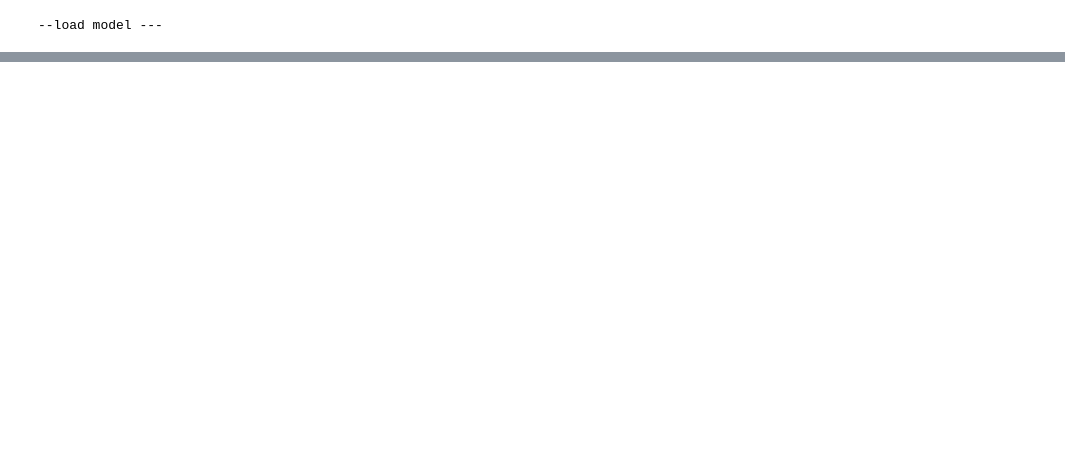
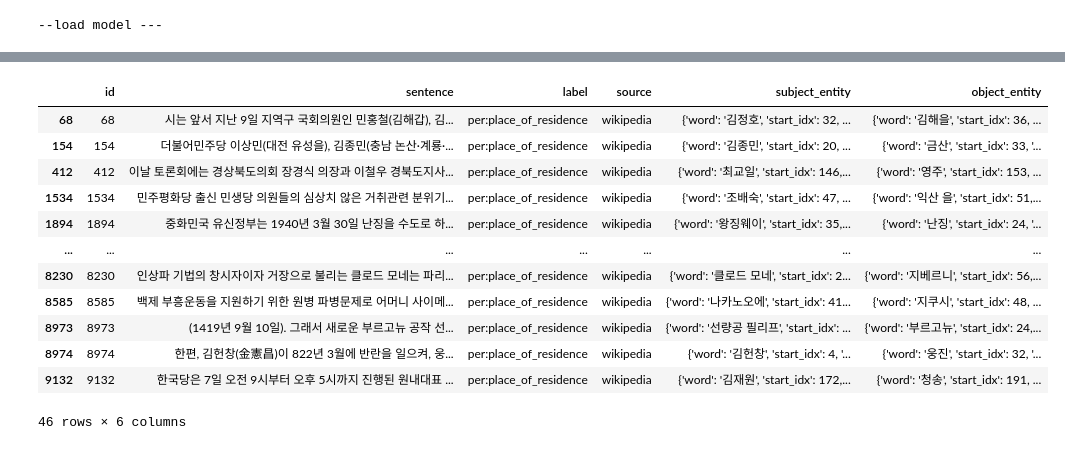
Before and after one commit to boostcampaitech4lv23nlp2/level2_klue_nlp-level2-nlp-11, a Jupyter notebook: notebook/pororo ner.ipynb, the cells around one changed output, grey strips where cells are left out. Saved outputs shown, nothing was run; the diff lists cells and outputs as text; code cells hidden in the pictures; blank space fills up the shorter version.

```diff
--- a/notebook/pororo ner.ipynb
+++ b/notebook/pororo ner.ipynb
@@ -293,0 +351,2 @@ for idx, item  in output_mask1[:].iterrows() :
+# %%
+output_mask2[["subj_start_idx", "subj_end_idx", "obj_start_idx", "obj_end_idx"]] = output_mask2.apply(lambda x: pd.Series(assign_index(x)), axis=1)
@@ -293,0 +359,2 @@ for idx, item  in output_mask1[:].iterrows() :
+# %%
+output_mask2[['subj_type' , 'obj_type', 'source']] = ['PER' , 'LOC' , 'wikipedia']
@@ -293,0 +377,5 @@ for idx, item  in output_mask1[:].iterrows() :
+# %%
+output_mask2["subject_entity"] = output_mask2.apply(
+    lambda x:"{" + f"'word': '{x.sub_word}', 'start_idx': {x.subj_start_idx}, 'end_ids': {x.subj_end_idx}, 'type': '{x.subj_type}'" + "}", axis=1)
+output_mask2["object_entity"] = output_mask2.apply(
+    lambda x:"{" + f"'word': '{x.obj_word}', 'start_idx': {x.obj_start_idx}, 'end_ids': {x.obj_end_idx}, 'type': '{x.obj_type}'" + "}", axis=1)
@@ -294 +402,21 @@ for idx, item  in output_mask1[:].iterrows() :
+# %%
+#pred_label	probs	max_prob
+output_mask2 = output_mask2.drop(["subj_start_idx", "subj_end_idx", "subj_type", "obj_start_idx", "obj_end_idx", "obj_type", "sub_word", "obj_word" , "probs" , "max_prob"], axis=1)
+output_mask2 = output_mask2.rename(columns={'pred_label':'label'})
+# %%
+output_mask2
+# %% [output]
+|  | id | sentence | label | source | subject_entity | object_entity |
+| 68 | 68 | 시는 앞서 지난 9일 지역구 국회의원인 민홍철(김해갑), 김... | per:place_of_residence | wikipedia | {'word': '김정호', 'start_idx': 32, ... | {'word': '김해을', 'start_idx': 36, ... |
+| 154 | 154 | 더불어민주당 이상민(대전 유성을), 김종민(충남 논산·계룡·... | per:place_of_residence | wikipedia | {'word': '김종민', 'start_idx': 20, ... | {'word': '금산', 'start_idx': 33, '... |
+| 412 | 412 | 이날 토론회에는 경상북도의회 장경식 의장과 이철우 경북도지사... | per:place_of_residence | wikipedia | {'word': '최교일', 'start_idx': 146,... | {'word': '영주', 'start_idx': 153, ... |
+| 1534 | 1534 | 민주평화당 출신 민생당 의원들의 심상치 않은 거취관련 분위기... | per:place_of_residence | wikipedia | {'word': '조배숙', 'start_idx': 47, ... | {'word': '익산 을', 'start_idx': 51,... |
+| 1894 | 1894 | 중화민국 유신정부는 1940년 3월 30일 난징을 수도로 하... | per:place_of_residence | wikipedia | {'word': '왕징웨이', 'start_idx': 35,... | {'word': '난징', 'start_idx': 24, '... |
+| ... | ... | ... | ... | ... | ... | ... |
+| 8230 | 8230 | 인상파 기법의 창시자이자 거장으로 불리는 클로드 모네는 파리... | per:place_of_residence | wikipedia | {'word': '클로드 모네', 'start_idx': 2... | {'word': '지베르니', 'start_idx': 56,... |
+| 8585 | 8585 | 백제 부흥운동을 지원하기 위한 원병 파병문제로 어머니 사이메... | per:place_of_residence | wikipedia | {'word': '나카노오에', 'start_idx': 41... | {'word': '지쿠시', 'start_idx': 48, ... |
+| 8973 | 8973 | (1419년 9월 10일). 그래서 새로운 부르고뉴 공작 선... | per:place_of_residence | wikipedia | {'word': '선량공 필리프', 'start_idx': ... | {'word': '부르고뉴', 'start_idx': 24,... |
+| 8974 | 8974 | 한편, 김헌창(金憲昌)이 822년 3월에 반란을 일으켜, 웅... | per:place_of_residence | wikipedia | {'word': '김헌창', 'start_idx': 4, '... | {'word': '웅진', 'start_idx': 32, '... |
+| 9132 | 9132 | 한국당은 7일 오전 9시부터 오후 5시까지 진행된 원내대표 ... | per:place_of_residence | wikipedia | {'word': '김재원', 'start_idx': 172,... | {'word': '청송', 'start_idx': 191, ... |
+46 rows × 6 columns
 # %%
```
Also changed, not shown: parts of 17 cells of this notebook, 1 other file.
